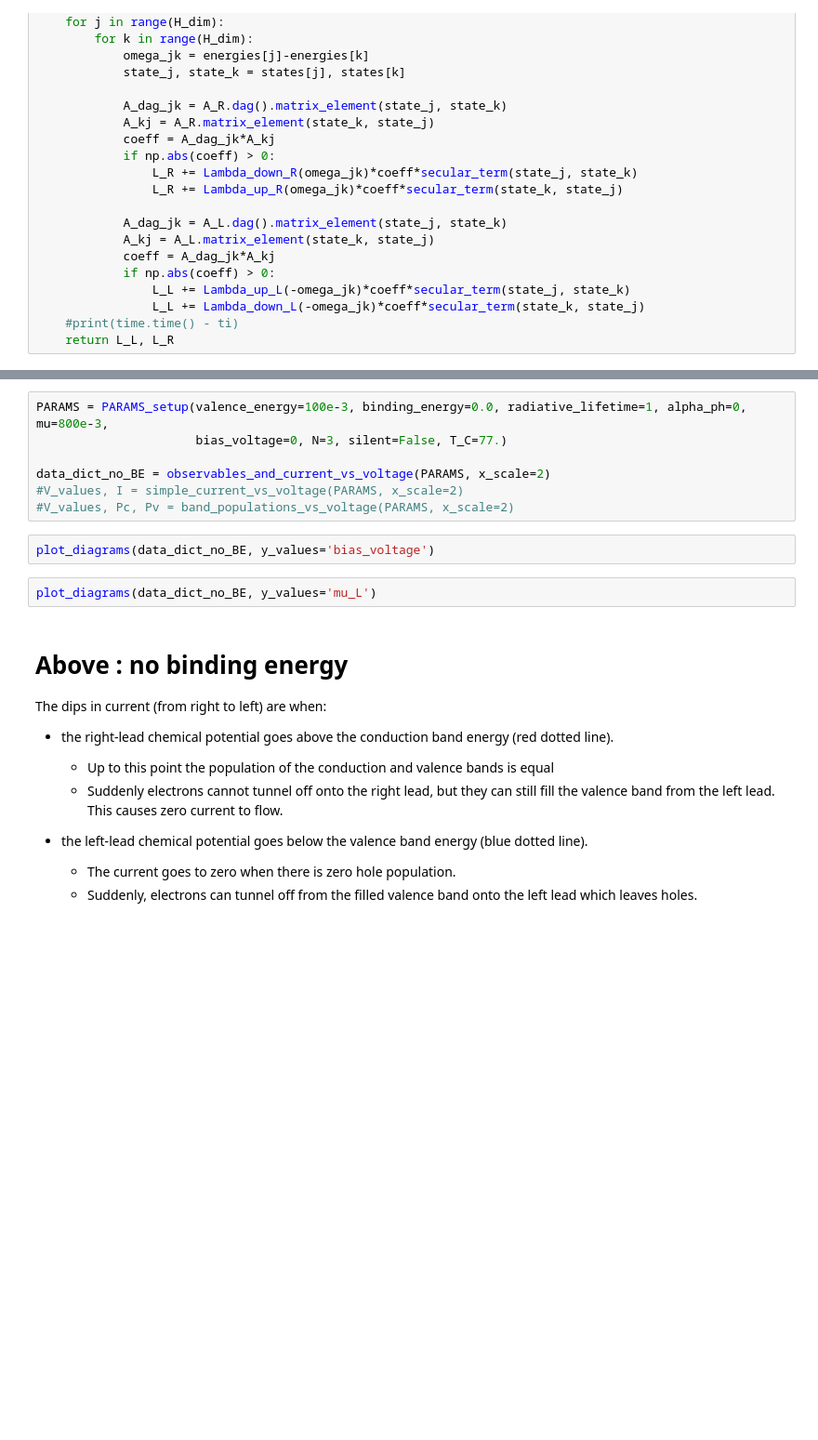
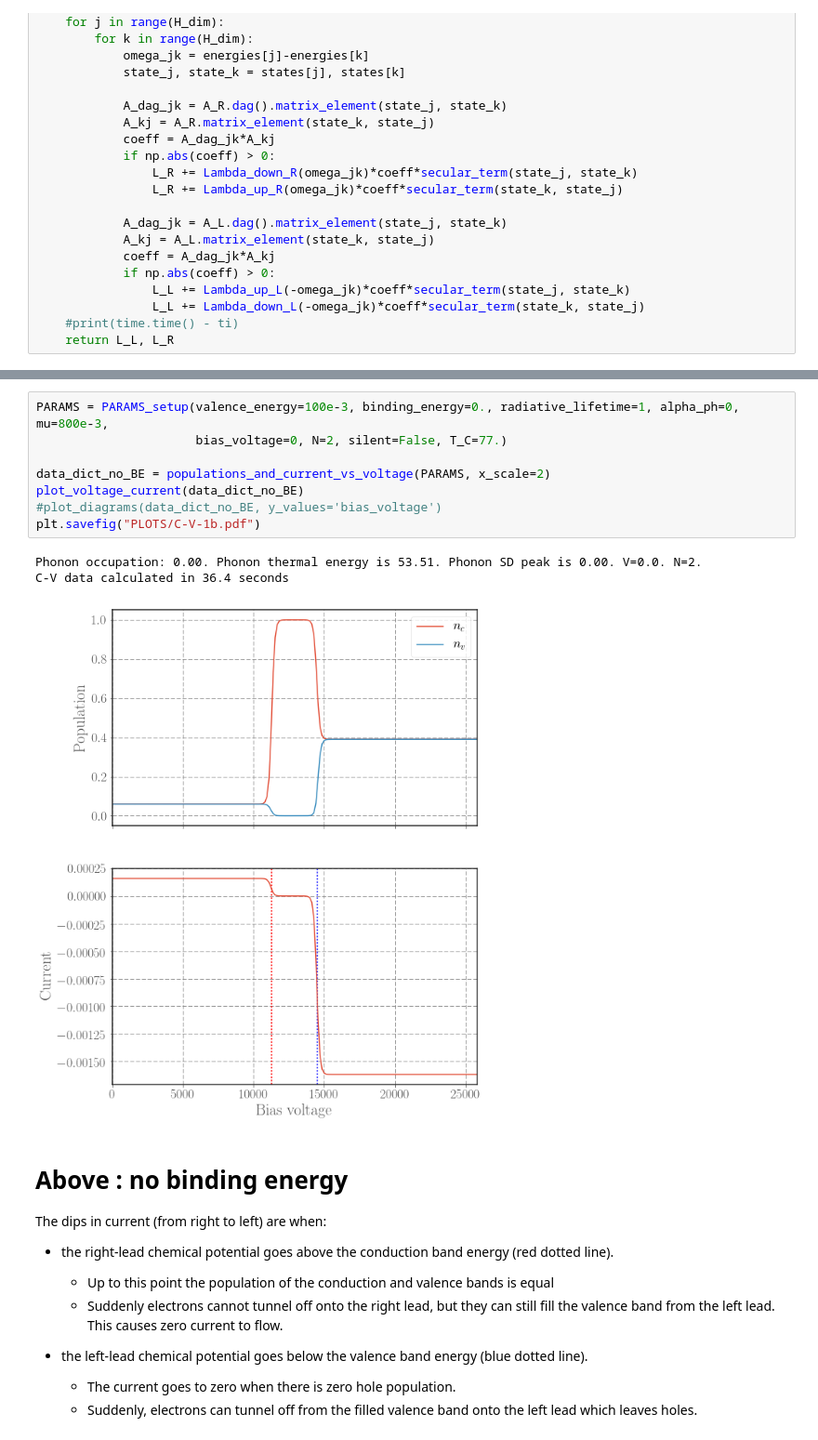
Before and after one commit to HenryMaguire/TLS-photocell-code, a Jupyter notebook: CS_photocurrent_dev.ipynb, the cells around one changed output, grey strips where cells are left out. Shown: that part at 93% size. Drawn from its saved outputs; the diff is of its cells as text; blank space fills up the shorter version.

```diff
--- a/CS_photocurrent_dev.ipynb
+++ b/CS_photocurrent_dev.ipynb
@@ -384,14 +435,15 @@ data_dict_no_BE = observables_and_current_vs_voltage(PARAMS, x_scale=2)
 # %%
-PARAMS = PARAMS_setup(valence_energy=100e-3, binding_energy=0.0, radiative_lifetime=1, alpha_ph=0, mu=800e-3,
-                      bias_voltage=0, N=3, silent=False, T_C=77.)
+PARAMS = PARAMS_setup(valence_energy=100e-3, binding_energy=0., radiative_lifetime=1, alpha_ph=0, mu=800e-3,
+                      bias_voltage=0, N=2, silent=False, T_C=77.)
 
-data_dict_no_BE = observables_and_current_vs_voltage(PARAMS, x_scale=2)
-#V_values, I = simple_current_vs_voltage(PARAMS, x_scale=2)
-#V_values, Pc, Pv = band_populations_vs_voltage(PARAMS, x_scale=2)
+data_dict_no_BE = populations_and_current_vs_voltage(PARAMS, x_scale=2)
+plot_voltage_current(data_dict_no_BE)
+#plot_diagrams(data_dict_no_BE, y_values='bias_voltage')
+plt.savefig("PLOTS/C-V-1b.pdf")
+# %% [output]
+Phonon occupation: 0.00. Phonon thermal energy is 53.51. Phonon SD peak is 0.00. V=0.0. N=2.
+C-V data calculated in 36.4 seconds
+[figure, added]
-# %%
-plot_diagrams(data_dict_no_BE, y_values='bias_voltage')
-# %%
-plot_diagrams(data_dict_no_BE, y_values='mu_L')
 # %% [markdown]
 # Above : no binding energy
 The dips in current (from right to left) are when:
```
Also changed, not shown: parts of 34 cells of this notebook, 9 other files.
